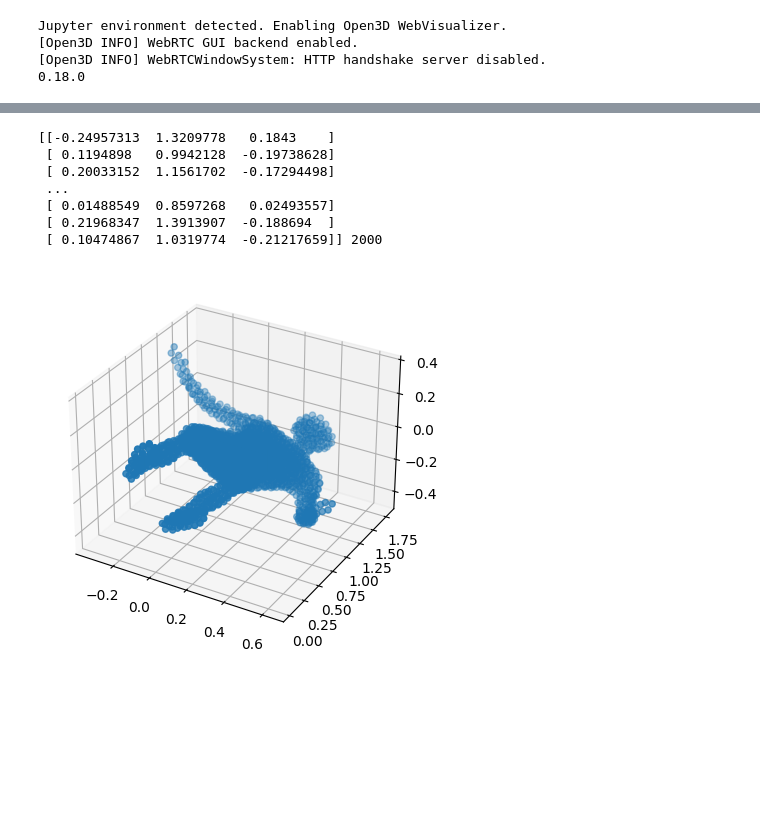
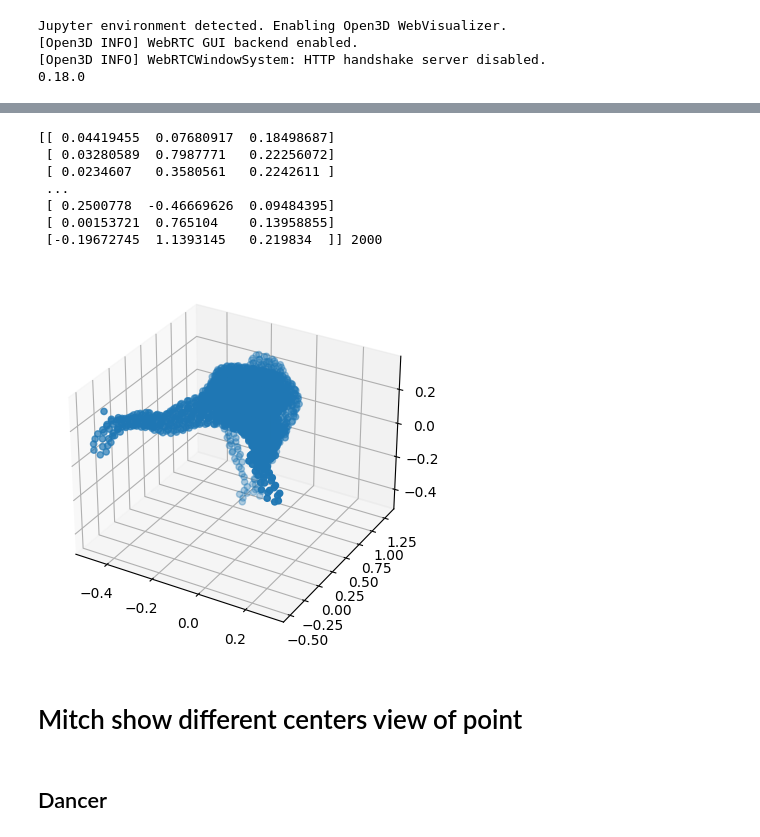
Before and after one commit to frozzzen3/TVMC, a Jupyter notebook: get_reference_centers.ipynb, the cells around one changed output, grey strips where cells are left out. Drawn from its saved outputs; the diff is of its cells as text; code cells hidden in the pictures; blank space fills up the shorter version.

```diff
--- a/get_reference_centers.ipynb
+++ b/get_reference_centers.ipynb
@@ -31,22 +31,23 @@ def draw_centers(centers, radius, color):
 
     o3d.visualization.draw_geometries([all_spheres])
 # %%
-dataset = 'Mitch'
+dataset = 'Dancer'
 num_frames = 15
-num_points = 2000
+num_points = 3000-5
 # %%
 #file_prefix = f"D:/arap-volume-tracking-main/arap-volume-tracking-main/data/basketball-output-max/basketball_{num_points}/test_mesh_0res_{num_points}_"
 #file_prefix = f"D:/arap-volume-tracking-main/arap-volume-tracking-main/data/collision-output-max/collision_{num_points}/mesh_0res_{num_points}_"
-#file_prefix = f"G:\VS2022Projects/arap-volume-tracking-main\data\Levi-output-max-4000/Frame_00res_{num_points}_"
+file_prefix = fr"G:\VS2022Projects/arap-volume-tracking-main\data\{dataset}-output-max-4000/impr/dancer_fr0impr_{num_points}_"
 #file_prefix = fr"G:\VS2022Projects/arap-volume-tracking-main\data\{dataset}-output-max-2000/basketball_player_fr0res_{num_points}_"
 #file_prefix = fr'G:\VS2022Projects/arap-volume-tracking-main\data\{dataset}-output-max-2000/impr/basketball_player_fr0impr_{num_points}_'
-file_prefix = fr'G:\VS2022Projects/arap-volume-tracking-main\data\{dataset}-output-max-2000/mitch_fr0res_{num_points}_'
+#file_prefix = fr'G:\VS2022Projects/arap-volume-tracking-main\data\{dataset}-output-max-3000/mitch_fr0res_{num_points}_'
+#file_prefix = fr'G:\VS2022Projects/arap-volume-tracking-main\data\{dataset}-output-max-2000/thomas_fr0res_{num_points}_'
 
 file_extension = ".xyz"
 
 max_distance_matrix = np.zeros((num_points, num_points))
 offset = 0
-for index in range(1, 16):
+for index in range(5, 21):
     print(index)
     all_points = []
     filename = f"{file_prefix}{index:03d}{file_extension}"
@@ -64,13 +65,13 @@ for index in range(1, 16):
 
                 max_distance_matrix[j, i] = max_distance_matrix[i, j]
 
-    if (index == offset + 5 or index == offset + 10):
-        np.savetxt(f"G:\VS2022Projects/arap-volume-tracking-main\data\Mitch-output-max-2000/Mitch_distance_matrix_{index-offset}_{num_points}.txt", max_distance_matrix)
+    if (index == offset + 14 or index == offset + 9):
+        np.savetxt(fr"G:\VS2022Projects/arap-volume-tracking-main\data\{dataset}-output-max-3000/{dataset}_distance_matrix_{index-offset-4}_{num_points}.txt", max_distance_matrix)
 print(all_points.__len__())
 
 
 
-np.savetxt(f"G:\VS2022Projects/arap-volume-tracking-main\data\Mitch-output-max-2000/Mitch_distance_matrix_15_{num_points}.txt", max_distance_matrix)
+np.savetxt(fr"G:\VS2022Projects/arap-volume-tracking-main\data\{dataset}-output-max-3000/{dataset}_distance_matrix_15_{num_points}.txt", max_distance_matrix)
 #np.savetxt(f"D:/arap-volume-tracking-main/arap-volume-tracking-main/data/basketball-output-max/basketball_{num_points}/basketball_distance_matrix_{num_frames}_{num_points}_1519.txt", max_distance_matrix)
 #np.savetxt(f"D:/arap-volume-tracking-main/arap-volume-tracking-main/data/collision-output-max/collision_{num_points}/collision_distance_matrix_{num_frames}_{num_points}_2630.txt", max_distance_matrix)
 #np.savetxt(f"D:/arap-volume-tracking-main/arap-volume-tracking-main/data/dancer-output-max/dancer_{num_points}/dancer_distance_matrix_{num_frames}_{num_points}_0610.txt", max_distance_matrix)
@@ -129,27 +131,27 @@ plt.show()
 # %%
 #center_filename_Levi = f'G:\VS2022Projects/arap-volume-tracking-main\data\Levi-output-max-4000/Frame_00res_{num_points}_{i:03d}.xyz'
 #center_filename_Dancer = f'G:\VS2022Projects/arap-volume-tracking-main\data\Dancer-output-max-2000/dancer_fr0res_{num_points}_{i:03d}.xyz'
 #center_filename_basketball = fr'G:\VS2022Projects/arap-volume-tracking-main\data\{dataset}-output-max-2000/basketball_player_fr0res_{num_points}_{i:03d}.xyz'
 #center_filename_mitch = fr'G:\VS2022Projects/arap-volume-tracking-main\data\{dataset}-output-max-2000/mitch_fr0res_{num_points}_{i:03d}.xyz'
 center_datas = []
-for i in range(1, 16):
-    #center_filename = fr'G:\VS2022Projects/arap-volume-tracking-main\data\{dataset}-output-max-2000/impr/basketball_player_fr0impr_{num_points}_{i:03d}.xyz'
-    center_filename = fr'G:\VS2022Projects/arap-volume-tracking-main\data\{dataset}-output-max-2000/mitch_fr0res_{num_points}_{i:03d}.xyz'
+for i in range(5, 21):
+    #center_filename = fr'G:\VS2022Projects/arap-volume-tracking-main\data\{dataset}-output-max-4000/impr/dancer_fr0impr_{num_points}_{i:03d}.xyz'
+    center_filename = f'G:\VS2022Projects/arap-volume-tracking-main\data\Dancer-output-max-2000/dancer_fr0res_{num_points}_{i:03d}.xyz'
     center_data = np.loadtxt(center_filename)
     center_datas.append(center_data)
 
 center = center_datas[0]
 print(center, center.__len__())
 fig = plt.figure()
 ax = fig.add_subplot(111, projection='3d')
 ax.scatter(center[:, 0], center[:, 1], center[:, 2])
 plt.show()
 # %% [output]
-[[-0.24957313  1.3209778   0.1843    ]
- [ 0.1194898   0.9942128  -0.19738628]
- [ 0.20033152  1.1561702  -0.17294498]
+[[ 0.04419455  0.07680917  0.18498687]
+ [ 0.03280589  0.7987771   0.22256072]
+ [ 0.0234607   0.3580561   0.2242611 ]
  ...
- [ 0.01488549  0.8597268   0.02493557]
- [ 0.21968347  1.3913907  -0.188694  ]
- [ 0.10474867  1.0319774  -0.21217659]] 2000
+ [ 0.2500778  -0.46669626  0.09484395]
+ [ 0.00153721  0.765104    0.13958855]
+ [-0.19672745  1.1393145   0.219834  ]] 2000
-[figure, old version]
+[figure, new version]
@@ -157,0 +165,2 @@ draw_centers(center_datas[14], radius=0.01, color=[0.5, 0.5, 0.5])
+# %% [markdown]
+# Mitch show different centers view of point
@@ -157,0 +187,2 @@ draw_centers(center_datas[14], radius=0.01, color=[0.5, 0.5, 0.5])
+# %% [markdown]
+## Dancer
```
Also changed, not shown: parts of 21 cells of this notebook, 7 other files.
